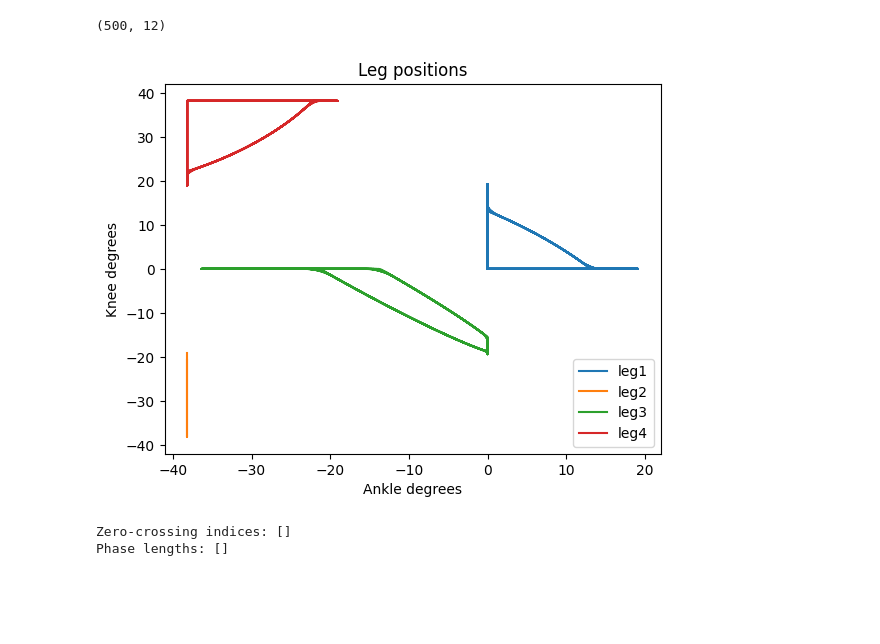
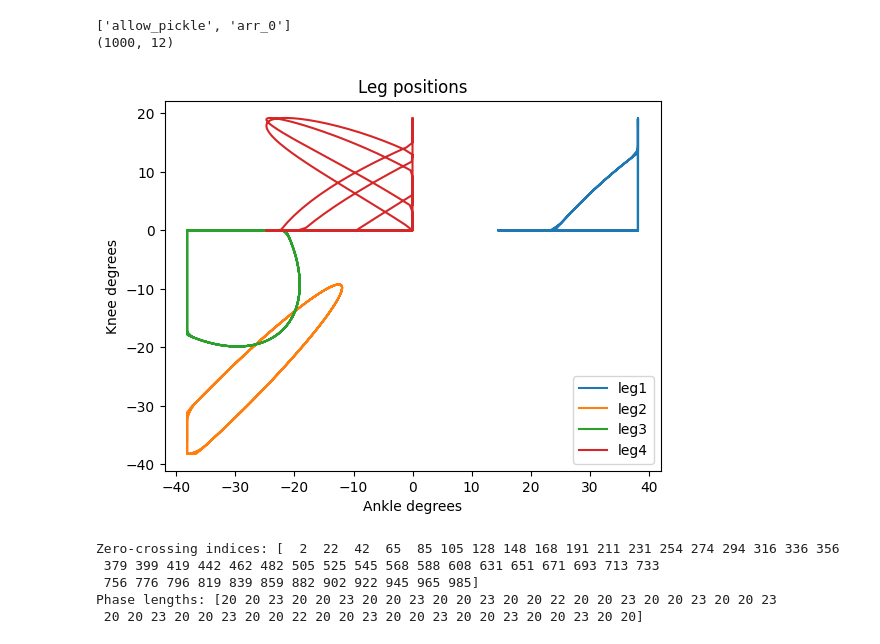
Before and after one commit to shepai/Quadruped, a Jupyter notebook: Code/GAs/motor_view.ipynb, the cells around one changed output. Cells and saved outputs as stored; diff of their text form; code cells hidden in the pictures; blank space fills up the shorter version.

```diff
--- a/Code/GAs/motor_view.ipynb
+++ b/Code/GAs/motor_view.ipynb
@@ -2,31 +2,38 @@
 import numpy as np
 import matplotlib.pyplot as plt
 # %%
-motors=np.load("/its/home/drs25/Documents/GitHub/Quadruped/Code/GAs/motors_7.npy")
+motors=np.load("/its/home/drs25/Documents/GitHub/Quadruped/Code/GAs/motors_8.npz",allow_pickle=True)
+print(list(motors.keys()))
+motors=motors['arr_0'].item()['motors']
 print(motors.shape)
 #motors=np.radians(motors)
 # %% [output]
-(500, 12)
+['allow_pickle', 'arr_0']
+(1000, 12)
 # %%
-plt.plot(motors[:,0],motors[:,1],label="leg1")
-plt.plot(motors[:,3],motors[:,4],label="leg2")
-plt.plot(motors[:,6],motors[:,7],label="leg3")
-plt.plot(motors[:,8],motors[:,9],label="leg4")
+top=300
+plt.plot(motors[0:top,0],motors[0:top,1],label="leg1")
+plt.plot(motors[0:top,3],motors[0:top,4],label="leg2")
+plt.plot(motors[0:top,6],motors[0:top,7],label="leg3")
+plt.plot(motors[0:top,8],motors[0:top,9],label="leg4")
 plt.xlabel("Ankle degrees")
 plt.ylabel("Knee degrees")
 plt.title("Leg positions")
 plt.legend(loc="lower right")
 plt.show()
 
 oscillations = np.diff(motors[0:,3])
 zero_crossings = np.where(np.diff(np.sign(oscillations)) != 0)[0] + 1  # +1 to correct index shift
 
 # Compute phase lengths (time steps between zero-crossings)
 phase_lengths = np.diff(zero_crossings)
 
 print("Zero-crossing indices:", zero_crossings)
 print("Phase lengths:", phase_lengths)
 # %% [output]
-[figure, old version]
+[figure, new version]
-Zero-crossing indices: []
-Phase lengths: []
+Zero-crossing indices: [  2  22  42  65  85 105 128 148 168 191 211 231 254 274 294 316 336 356
+ 379 399 419 442 462 482 505 525 545 568 588 608 631 651 671 693 713 733
+ 756 776 796 819 839 859 882 902 922 945 965 985]
+Phase lengths: [20 20 23 20 20 23 20 20 23 20 20 23 20 20 22 20 20 23 20 20 23 20 20 23
+ 20 20 23 20 20 23 20 20 22 20 20 23 20 20 23 20 20 23 20 20 23 20 20]
```
Also changed, not shown: 7 other files.
